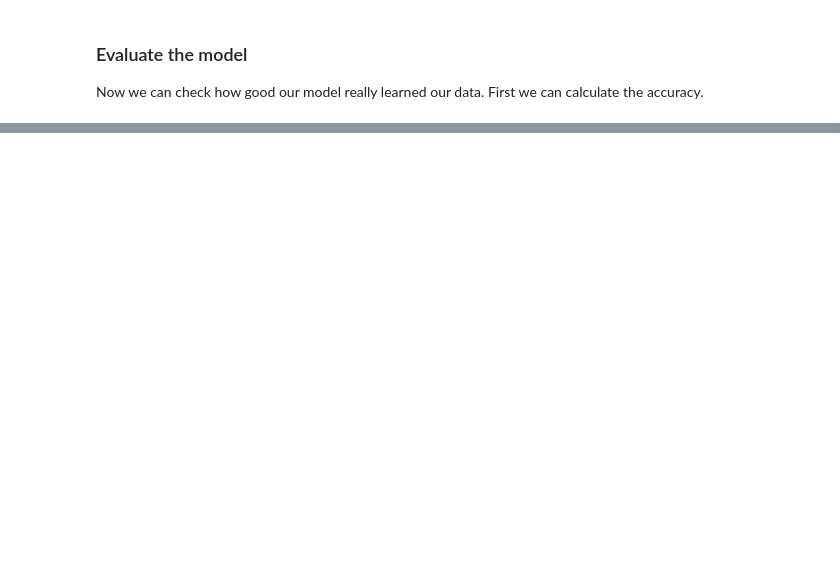
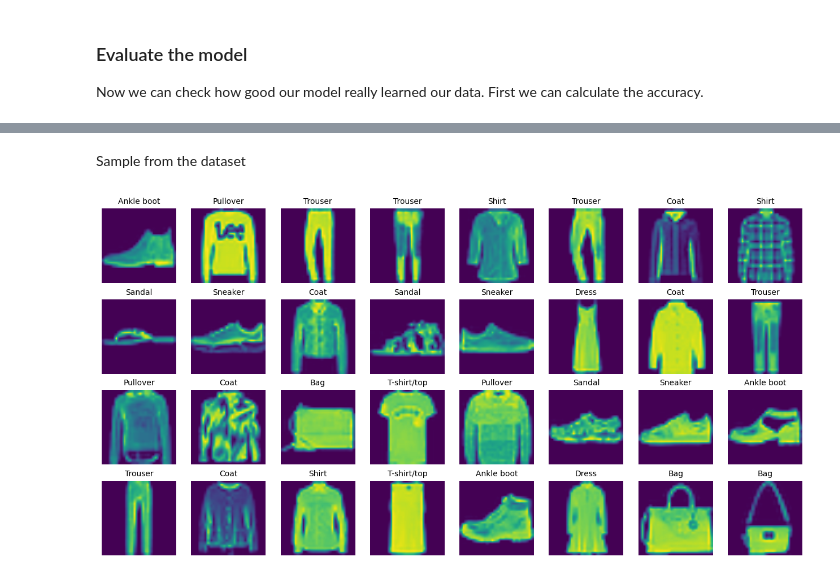
Before and after one commit to nickkipshidze/random-ml-projects, a Jupyter notebook: pytorch-vision/tinyvgg-fashion.ipynb, the cells around one changed output, grey strips where cells are left out. Saved outputs shown, nothing was run; the diff lists cells and outputs as text; code cells hidden in the pictures; blank space fills up the shorter version.

```diff
--- a/pytorch-vision/tinyvgg-fashion.ipynb
+++ b/pytorch-vision/tinyvgg-fashion.ipynb
@@ -149,0 +165,13 @@ Accuracy: 89.23%
+# %% [markdown]
+Sample from the dataset
+# %%
+data_batch_sample, label_batch_sample = next(iter(test_dataloader))
+
+plt.figure(figsize=(16, 8))
+for index, (image, label) in enumerate(zip(data_batch_sample, label_batch_sample)):
+    plt.subplot(4, 8, index+1)
+    plt.title(test_dataset.classes[label.item()], fontsize=10)
+    plt.imshow(image.reshape(64, 64, 1))
+    plt.axis(False)
+# %% [output]
+[figure, added]
```
Also changed, not shown: parts of 6 cells of this notebook.
